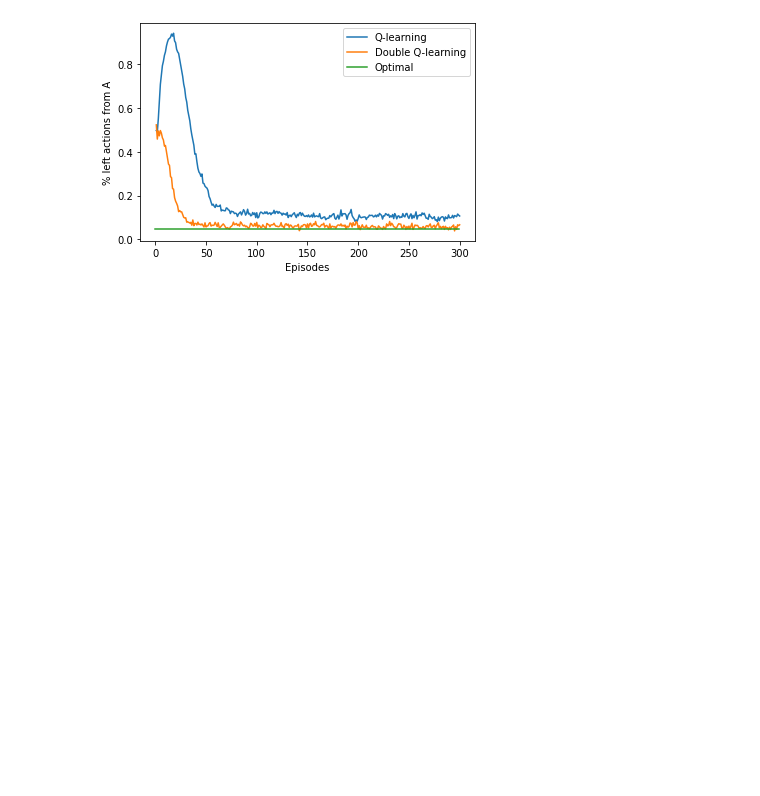
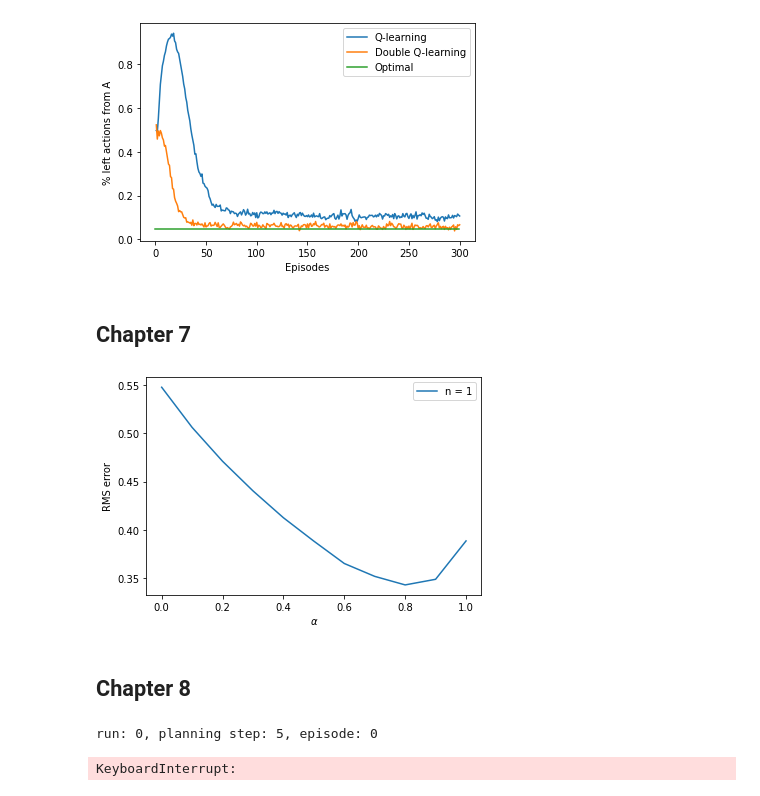
Before and after one commit to kesamet/rl-intro, a Jupyter notebook: starter.ipynb, the cells around one changed output. Drawn from its saved outputs; the diff is of its cells as text; code cells hidden in the pictures; blank space fills up the shorter version.

```diff
--- a/starter.ipynb
+++ b/starter.ipynb
@@ -224,3 +257,20 @@ from chapter06.maximization_bias import figure_6_5
 figure_6_5()
 # %% [output]
 [figure]
+# %% [markdown]
+## Chapter 7
+# %%
+from chapter07.random_walk import figure_7_2
+
+figure_7_2()
+# %% [output]
+[figure, added]
+# %% [markdown]
+## Chapter 8
+# %%
+from chapter08.dyna_maze import figure_8_2
+
+figure_8_2()
+# %% [output]
+run: 0, planning step: 5, episode: 0
+KeyboardInterrupt:
```
Also changed, not shown: parts of 7 cells of this notebook, 6 other files.
